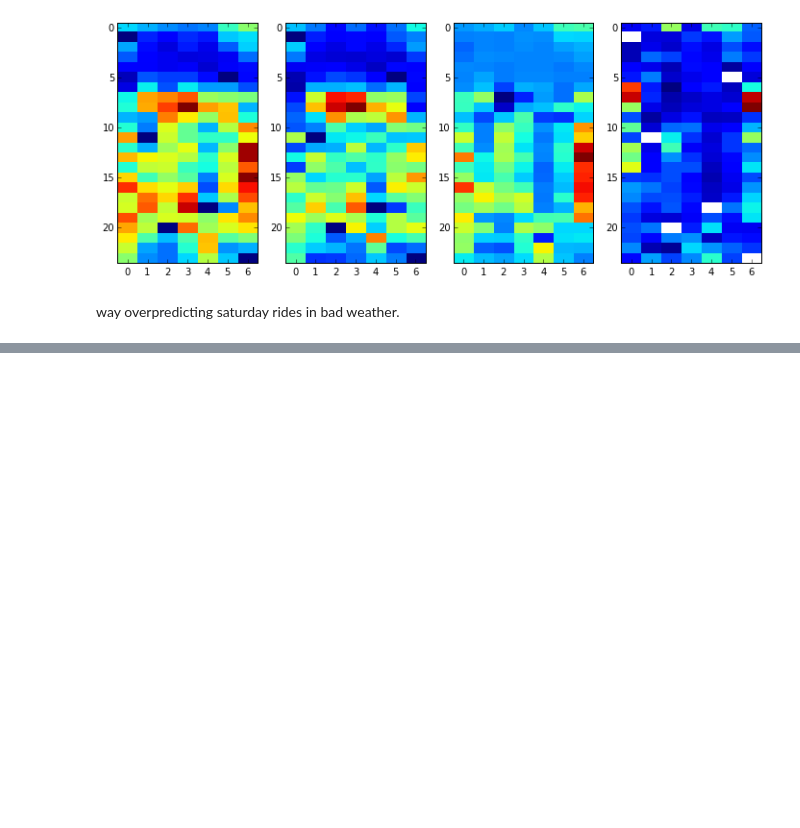
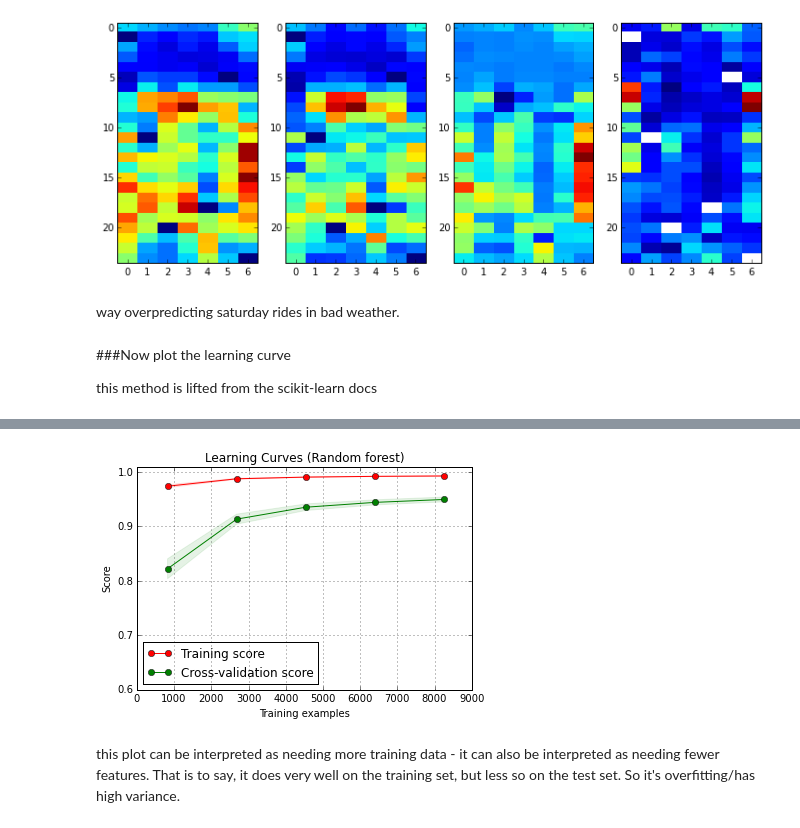
Before and after one commit to ericjhilton/bike-share-ML, a Jupyter notebook: bikeShareHourly.ipynb, the cells around one changed output, grey strips where cells are left out. Drawn from its saved outputs; the diff is of its cells as text; code cells hidden in the pictures; blank space fills up the shorter version.

Commit message:
made learning curve plot

```diff
--- a/bikeShareHourly.ipynb
+++ b/bikeShareHourly.ipynb
@@ -209,3 +207,7 @@ makeDifferencePlot(weeklyPredict, weeklyActual)
 [figure]
 # %% [markdown]
 way overpredicting saturday rides in bad weather.
+# %% [markdown]
+###Now plot the learning curve
+
+this method is lifted from the scikit-learn docs
@@ -211,0 +273,10 @@ way overpredicting saturday rides in bad weather.
+# %%
+from sklearn.learning_curve import learning_curve
+title = "Learning Curves (Random forest)"
+# Cross validation with 100 iterations to get smoother mean test and train
+# score curves, each time with 20% data randomly selected as a validation set.
+cv = cross_validation.ShuffleSplit(len(Xtrain), n_iter=30,
+                                   test_size=0.2, random_state=0)
+reg = RandomForestRegressor(n_estimators = 80)
+plot_learning_curve(reg, title, Xtrain, ytrain, ylim=(0.6, 1.01), cv=cv, n_jobs=1)
+# %% [output]
@@ -211,0 +284 @@ way overpredicting saturday rides in bad weather.
+[figure, added]
@@ -211,0 +287,2 @@ way overpredicting saturday rides in bad weather.
+# %% [markdown]
+this plot can be interpreted as needing more training data - it can also be interpreted as needing fewer features. That is to say, it does very well on the training set, but less so on the test set. So it's overfitting/has high variance.
```
Also changed, not shown: parts of 4 cells of this notebook.
